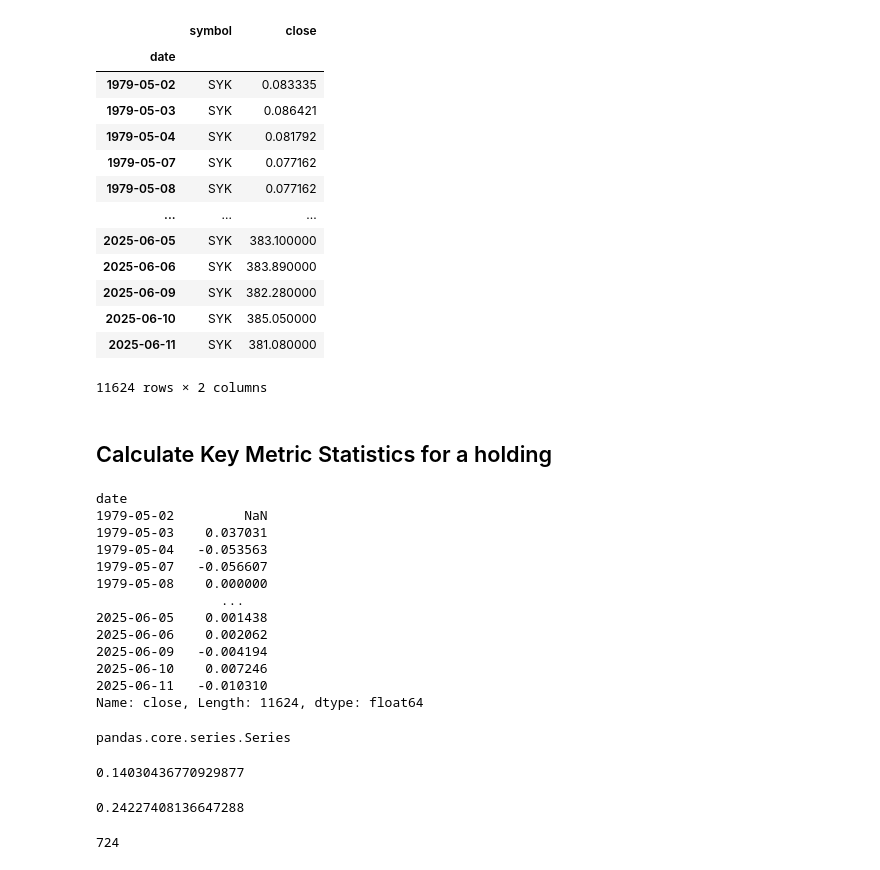
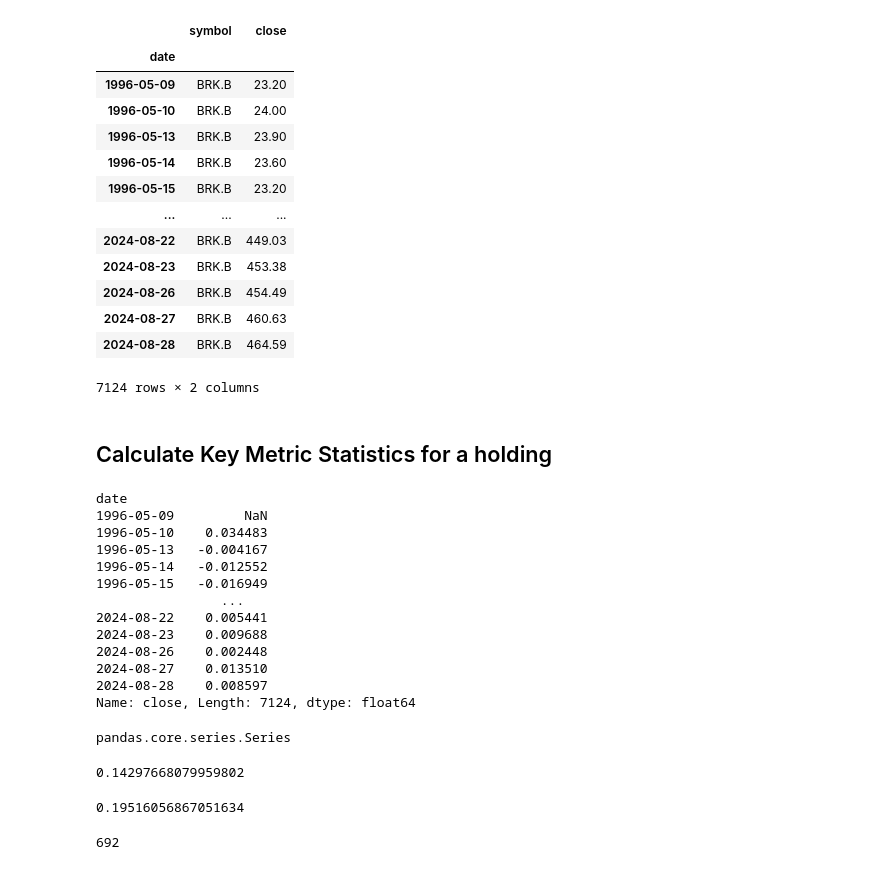
Before and after one commit to francisc112/APPLIED_FINANCE_ANALYTICS, a Jupyter notebook: Analysis.ipynb, the cells around one changed output. Cells and saved outputs as stored; diff of their text form; code cells hidden in the pictures.

```diff
--- a/Analysis.ipynb
+++ b/Analysis.ipynb
@@ -8,25 +8,25 @@ from common.PortConnect import Port_Connect
 # %%
 load_dotenv()
 api_key = os.getenv("API_KEY")
 
 fmp = Port_Connect(api_key=api_key)
-apple = fmp.historical_closing_price('SYK')
+apple = fmp.historical_closing_price('BRK.B')
 apple
 # %% [output]
 |  | symbol | close |
 | date |  |  |
-| 1979-05-02 | SYK | 0.083335 |
-| 1979-05-03 | SYK | 0.086421 |
-| 1979-05-04 | SYK | 0.081792 |
-| 1979-05-07 | SYK | 0.077162 |
-| 1979-05-08 | SYK | 0.077162 |
+| 1996-05-09 | BRK.B | 23.20 |
+| 1996-05-10 | BRK.B | 24.00 |
+| 1996-05-13 | BRK.B | 23.90 |
+| 1996-05-14 | BRK.B | 23.60 |
+| 1996-05-15 | BRK.B | 23.20 |
 | ... | ... | ... |
-| 2025-06-05 | SYK | 383.100000 |
-| 2025-06-06 | SYK | 383.890000 |
-| 2025-06-09 | SYK | 382.280000 |
-| 2025-06-10 | SYK | 385.050000 |
-| 2025-06-11 | SYK | 381.080000 |
+| 2024-08-22 | BRK.B | 449.03 |
+| 2024-08-23 | BRK.B | 453.38 |
+| 2024-08-26 | BRK.B | 454.49 |
+| 2024-08-27 | BRK.B | 460.63 |
+| 2024-08-28 | BRK.B | 464.59 |
-11624 rows × 2 columns
+7124 rows × 2 columns
 # %% [markdown]
 ## Calculate Key Metric Statistics for a holding
 # %%
@@ -38,18 +38,18 @@ change = apple['close'].pct_change()
 change
 # %% [output]
 date
-1979-05-02         NaN
-1979-05-03    0.037031
-1979-05-04   -0.053563
-1979-05-07   -0.056607
-1979-05-08    0.000000
+1996-05-09         NaN
+1996-05-10    0.034483
+1996-05-13   -0.004167
+1996-05-14   -0.012552
+1996-05-15   -0.016949
                 ...
-2025-06-05    0.001438
-2025-06-06    0.002062
-2025-06-09   -0.004194
-2025-06-10    0.007246
-2025-06-11   -0.010310
-Name: close, Length: 11624, dtype: float64
+2024-08-22    0.005441
+2024-08-23    0.009688
+2024-08-26    0.002448
+2024-08-27    0.013510
+2024-08-28    0.008597
+Name: close, Length: 7124, dtype: float64
 # %%
 type(change)
 # %% [output]
@@ -59,13 +59,13 @@ filtered_change = change.loc['2010-01-01':'2025-12-31']
 # %%
 port.annualize_rets(filtered_change,252)
 # %% [output]
-0.14030436770929877
+0.14297668079959802
 # %%
 port.annualize_vol(filtered_change,252)
 # %% [output]
-0.24227408136647288
+0.19516056867051634
 # %%
 max_duration = port.drawdown_duration_from_returns(filtered_change)
 max_duration
 # %% [output]
-724
+692
```
Also changed, not shown: parts of 9 cells of this notebook, 1 other file.
